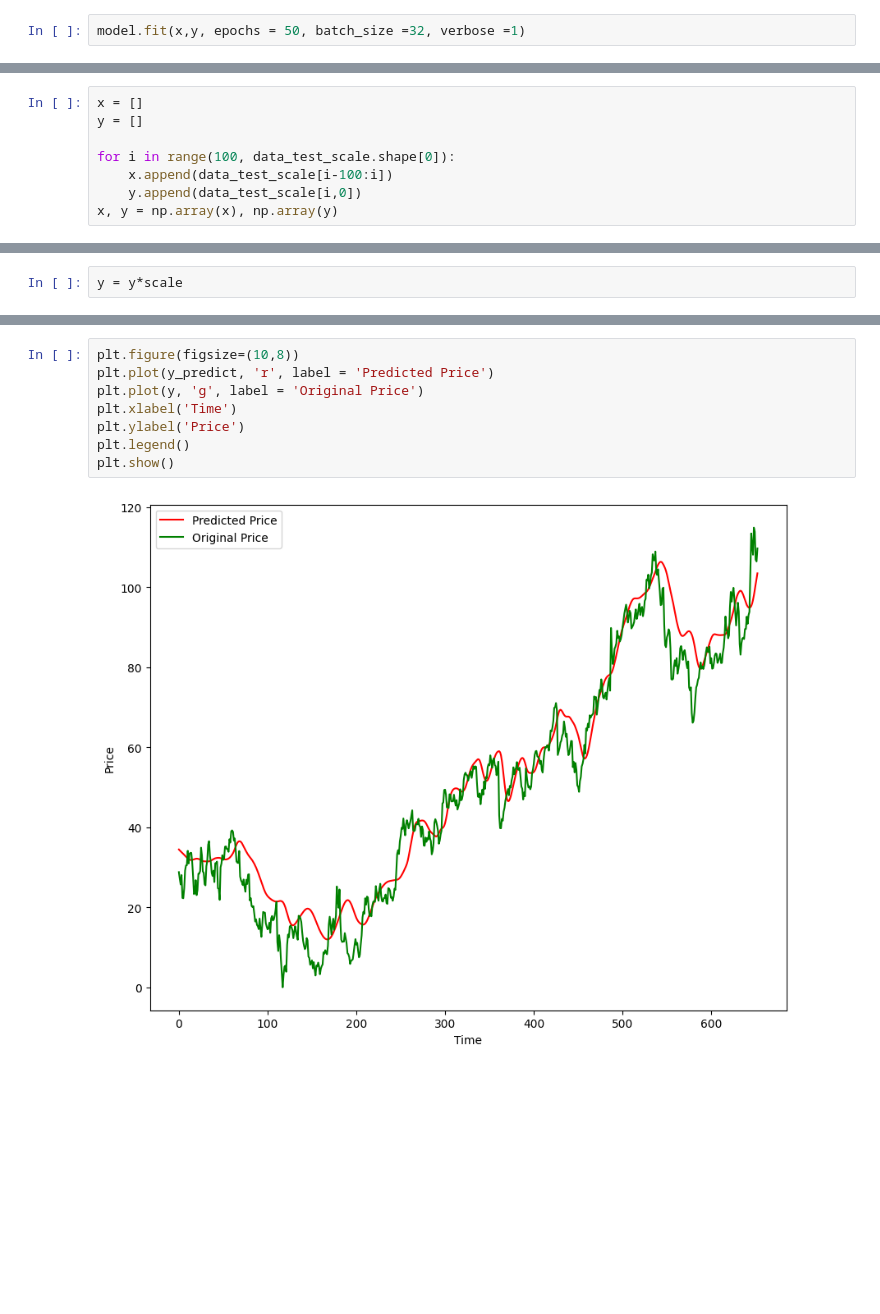
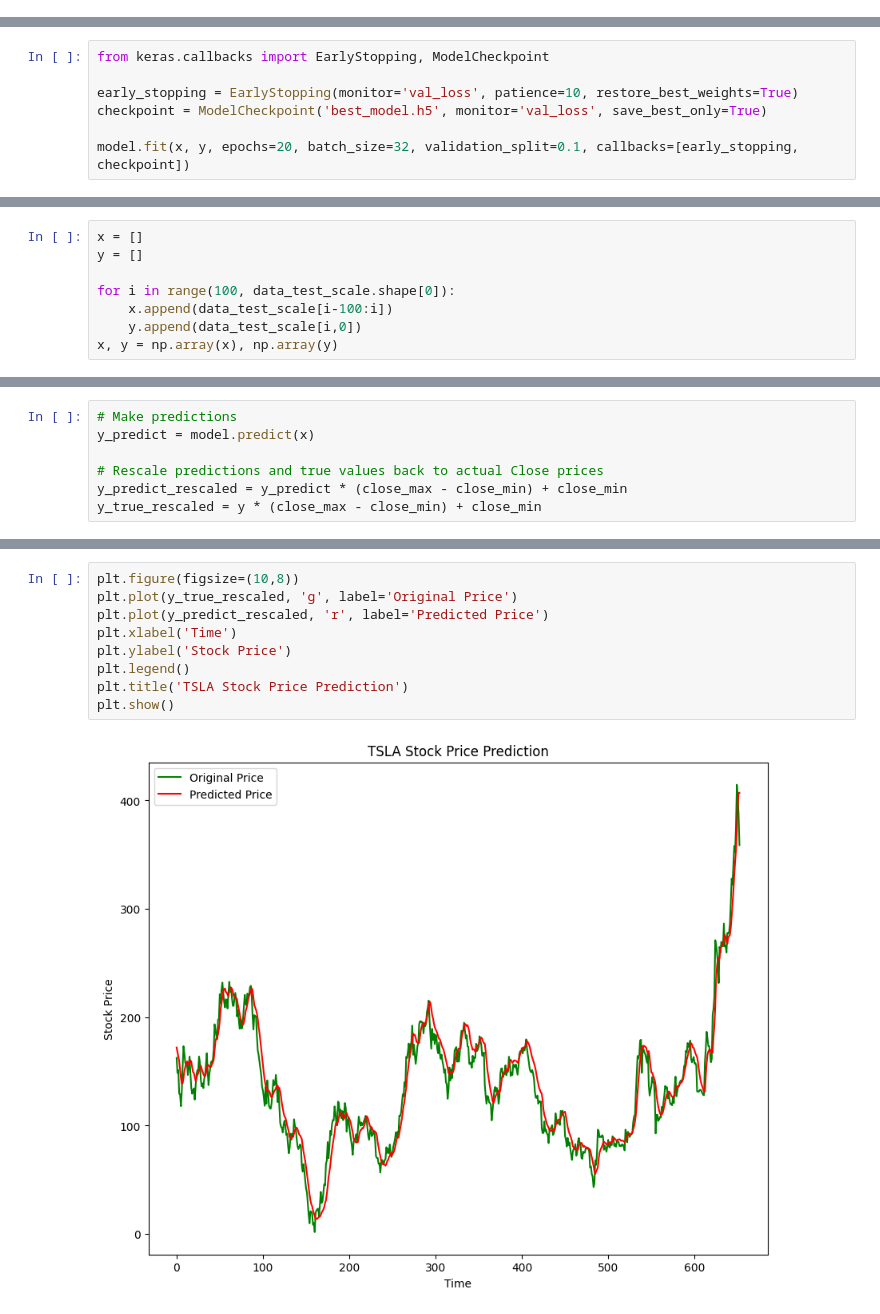
Before and after one commit to Nazihahaha/Stock-Price-Prediction, a Jupyter notebook: main.ipynb, the cells around one changed output, grey strips where cells are left out. Drawn from its saved outputs; the diff is of its cells as text; blank space fills up the shorter version.

Commit message:
tweaked model

```diff
--- a/main.ipynb
+++ b/main.ipynb
@@ -122,4 +146,2 @@ model.add(Dense(units =1)) #predicting only the closing price
 # %%
 model.compile(optimizer = 'adam', loss = 'mean_squared_error')
-# %%
-model.fit(x,y, epochs = 50, batch_size =32, verbose =1)
@@ -144,0 +148,7 @@ Epoch 50/50
+# %%
+from keras.callbacks import EarlyStopping, ModelCheckpoint
+
+early_stopping = EarlyStopping(monitor='val_loss', patience=10, restore_best_weights=True)
+checkpoint = ModelCheckpoint('best_model.h5', monitor='val_loss', save_best_only=True)
+
+model.fit(x, y, epochs=20, batch_size=32, validation_split=0.1, callbacks=[early_stopping, checkpoint])
@@ -192,2 +217,7 @@ y_predict = y_predict*scale
-# %%
-y = y*scale
+# %%
+# Make predictions
+y_predict = model.predict(x)
+
+# Rescale predictions and true values back to actual Close prices
+y_predict_rescaled = y_predict * (close_max - close_min) + close_min
+y_true_rescaled = y * (close_max - close_min) + close_min
@@ -194,10 +226,11 @@ y = y*scale
 # %%
 plt.figure(figsize=(10,8))
-plt.plot(y_predict, 'r', label = 'Predicted Price')
-plt.plot(y, 'g', label = 'Original Price')
+plt.plot(y_true_rescaled, 'g', label='Original Price')
+plt.plot(y_predict_rescaled, 'r', label='Predicted Price')
 plt.xlabel('Time')
-plt.ylabel('Price')
+plt.ylabel('Stock Price')
 plt.legend()
+plt.title('TSLA Stock Price Prediction')
 plt.show()
 # %% [output]
-[figure, old version]
+[figure, new version]
```
Also changed, not shown: parts of 23 cells of this notebook, 1 other file.
